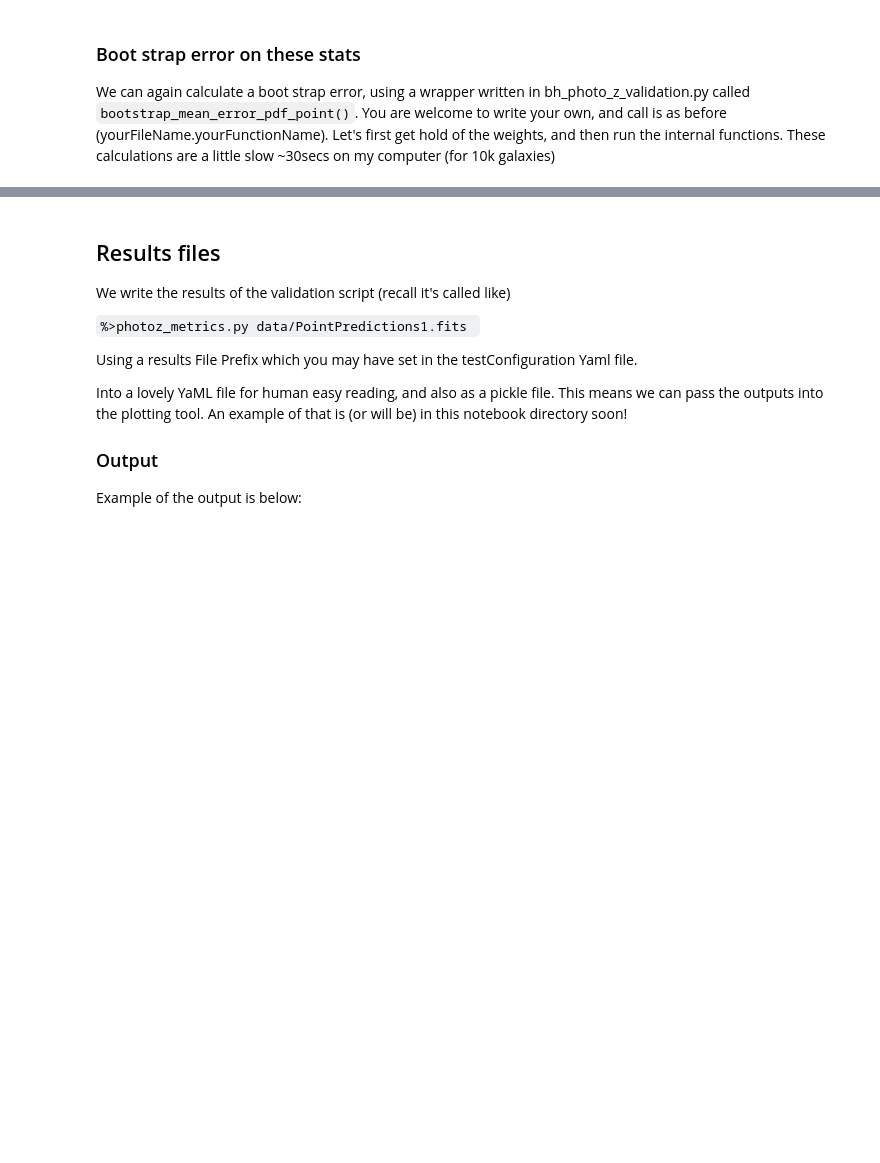
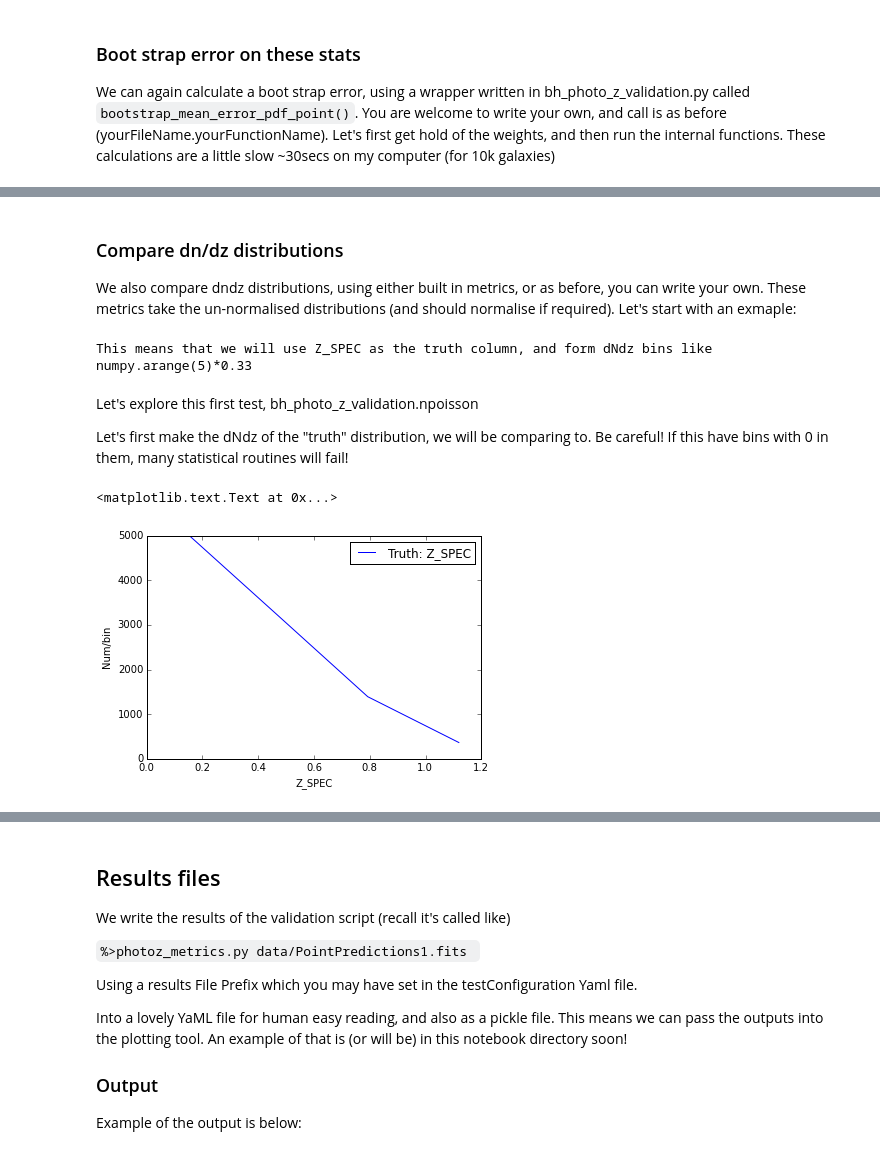
Before and after one commit to DarkEnergySurvey/bpz, a Jupyter notebook: notebook/ValidationScriptExample.ipynb, the cells around one changed output, grey strips where cells are left out. Drawn from its saved outputs; the diff is of its cells as text; code cells hidden in the pictures; blank space fills up the shorter version.

Commit message:
validation update

```diff
--- a/notebook/ValidationScriptExample.ipynb
+++ b/notebook/ValidationScriptExample.ipynb
@@ -469,0 +485,32 @@ mean and error on  10000  pdfs with 200 BootStrap resamples {'sigma': 0.00455765
+# %% [markdown]
+<h3>Compare dn/dz distributions</h3>
+<p>We also compare dndz distributions, using either built in metrics, or as before, you can write your own. These metrics take the un-normalised distributions (and should normalise if required). Let's start with an exmaple:</p>
+# %%
+#which tests do we want to perform?
+print
+test = testConfig['pdf']['stacks']
+print "\nThis means that we will use " + test['truths'] + " as the truth column, and form dNdz bins like"
+print test['truth_bins'][0][test['truths']]
+# %% [output]
+This means that we will use Z_SPEC as the truth column, and form dNdz bins like
+numpy.arange(5)*0.33
+# %% [markdown]
+<p>Let's explore this first test, bh_photo_z_validation.npoisson</p> <p>Let's first make the dNdz of the "truth" distribution, we will be comparing to. Be careful! If this have bins with 0 in them, many statistical routines will fail!</p>
+# %%
+from scipy import stats
+truth_col = test['truth_bins'][0].keys()[0]
+
+truth_bins_edges = eval(test['truth_bins'][0][truth_col])
+truths = np.array(dataFrame[truth_col])
+truth_dist = np.histogram(truths, bins=truth_bins_edges)[0]*1.0
+
+#let's be careful about the bin centers: they are not! the center of the bin, but the average value in the bin
+truth_bins_centers = stats.binned_statistic(truths, truths, bins=truth_bins_edges, statistic=np.mean).statistic
+
+plt.plot(truth_bins_centers, truth_dist, label='Truth: ' + truth_col)
+plt.legend(loc=1)
+plt.ylabel('Num/bin')
+plt.xlabel(truth_col)
+# %% [output]
+<matplotlib.text.Text at 0x...>
+[figure, added]
```
Also changed, not shown: parts of 20 cells of this notebook, 1 other file.
